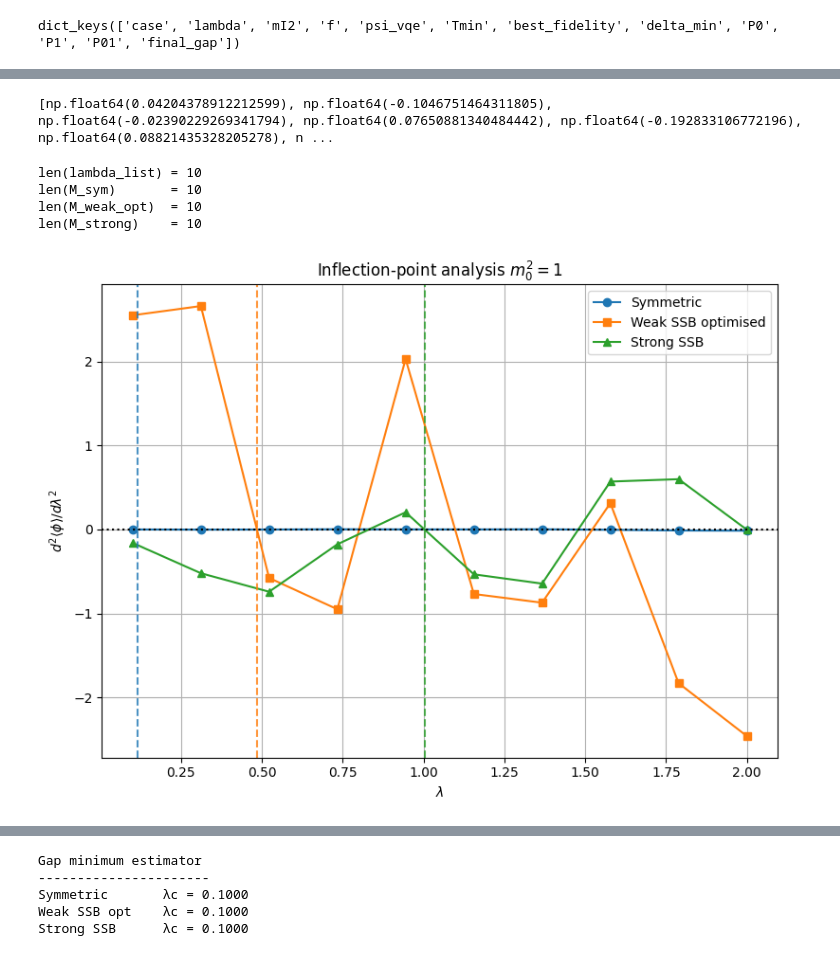
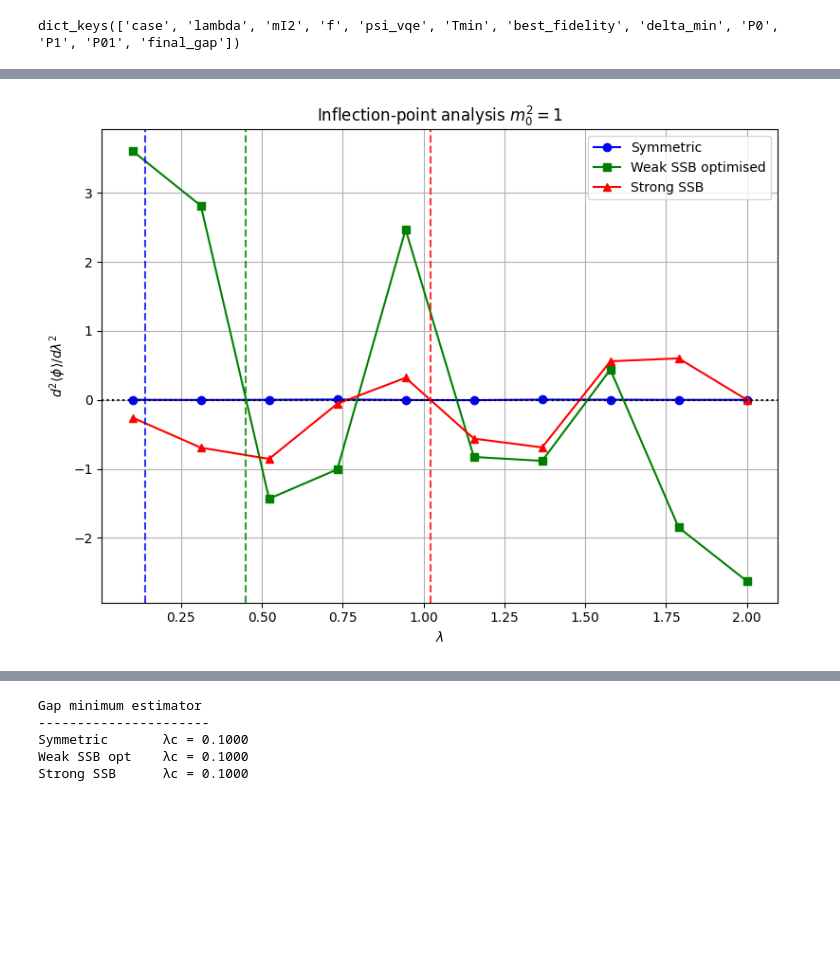
Before and after one commit to Ushakrhmn/Trapped-ion-QFT, a Jupyter notebook: phi^4/Phase_change/2sites_16dof/Results_critical_value/16d_2sites_HVA-VQE_time_evolution-layers2-f1e-3_1.ipynb, the cells around one changed output, grey strips where cells are left out. Saved outputs shown, nothing was run; the diff lists cells and outputs as text; code cells hidden in the pictures; blank space fills up the shorter version.

```diff
--- a/phi^4/Phase_change/2sites_16dof/Results_critical_value/16d_2sites_HVA-VQE_time_evolution-layers2-f1e-3_1.ipynb
+++ b/phi^4/Phase_change/2sites_16dof/Results_critical_value/16d_2sites_HVA-VQE_time_evolution-layers2-f1e-3_1.ipynb
@@ -209,7 +209,7 @@ nq   = 4
 mu   = 1.0
 mI2  = 1.0
 lam  = 1.0
-f    = 0.5
+f    = 0.00005
 
 Hloc = two_site_hloc(
     nq=nq,
@@ -1430,7 +1411,13 @@ for r in all_results:
 # ------------------------------------------------------------
 # Plot
 # ------------------------------------------------------------
-
+case_colors = {
+    "Symmetric": "blue",
+    "Weak SSB": "orange",
+    "Weak SSB optimised": "green",
+    "Strong SSB": "red"
+}
+#
 plt.figure(figsize=(8,6))
 
 for label, data in cases.items():
@@ -1440,6 +1427,7 @@ for label, data in cases.items():
         data['fidelity'],
         marker='o',
         linewidth=2,
+        color=case_colors[label],
         label=label
     )
 
@@ -2092,6 +2082,12 @@ for r in adiabatic_results:
 # ============================================================
 # Plot
 # ============================================================
+case_colors = {
+    "Symmetric": "blue",
+ #   "Weak SSB": "orange",
+    "Weak SSB optimised": "green",
+    "Strong SSB": "red"
+}
 
 plt.figure(figsize=(8,6))
 
@@ -2106,6 +2102,7 @@ for case, d in case_data.items():
         marker='o',
 
         linewidth=2,
+        color=case_colors[case],
 
         label=case
     )
@@ -2306,7 +2303,7 @@ for r in adiabatic_results:
 
         "Symmetric",
 
-        "Weak SSB optimised f=0.05",
+        "Weak SSB optimised",
 
         "Strong SSB"
     ]:
@@ -2366,9 +2363,7 @@ for r in adiabatic_results:
 
         M_sym.append(M)
 
-    elif case == "Weak SSB optimised f=0.05":
-        print(psi_final)
-        print(Phi_avg)
+    elif case == "Weak SSB optimised":
 
         M_weak_opt.append(M)
 
@@ -2396,7 +2375,3 @@ dict_keys(['case', 'lambda', 'mI2', 'f', 'psi_vqe', 'Tmin', 'best_fidelity', 'de
-# %%
-print(M_weak_opt)
-# %% [output]
-[np.float64(0.04204378912212599), np.float64(-0.1046751464311805), np.float64(-0.02390229269341794), np.float64(0.07650881340484442), np.float64(-0.192833106772196), np.float64(0.08821435328205278), n ...
 # %%
 #============================================================
 # λc from inflection point
@@ -2462,19 +2437,6 @@ lamc_M_strong = find_lambda_c(
     d2M_strong,
     d3M_strong
 )
-# %%
-print("len(lambda_list) =", len(lambda_list))
-
-print("len(M_sym)       =", len(M_sym))
-
-print("len(M_weak_opt)  =", len(M_weak_opt))
-
-print("len(M_strong)    =", len(M_strong))
-# %% [output]
-len(lambda_list) = 10
-len(M_sym)       = 10
-len(M_weak_opt)  = 10
-len(M_strong)    = 10
 # %%
 ########## Routine to plot d2M/d\lambda2
 
@@ -2489,21 +2451,24 @@ line1, = plt.plot(
     lambda_list,
     d2M_sym,
     'o-',
-    label='Symmetric'
+    label='Symmetric',
+    color='b'
 )
 
 line2, = plt.plot(
     lambda_list,
     d2M_weak,
     's-',
-    label='Weak SSB optimised'
+    label='Weak SSB optimised',
+    color='g'
 )
 
 line3, = plt.plot(
     lambda_list,
     d2M_strong,
     '^-',
-    label='Strong SSB'
+    label='Strong SSB',
+    color='r'
 )
 
 # λc positions from inflection-point analysis
@@ -2529,34 +2494,34 @@ plt.axvline(
     alpha=0.8
 )
 
 # Zero line
 
 plt.axhline(
     0,
     color='k',
     linestyle=':',
     linewidth=1.5
 )
 
 plt.xlabel(r'$\lambda$')
 
 plt.ylabel(
     r'$d^2\langle\phi\rangle/d\lambda^2$'
 )
 
 plt.title(
     r'Inflection-point analysis $m_0^2=1$'
 )
 
 plt.grid(True)
 
 plt.legend()
 
 plt.tight_layout()
 
 plt.show()
 # %% [output]
-[figure, old version]
+[figure, new version]
 # %%
 # ============================================================
 # Plot : <phi> vs lambda
```
Also changed, not shown: parts of 38 cells of this notebook, 5 other files.
